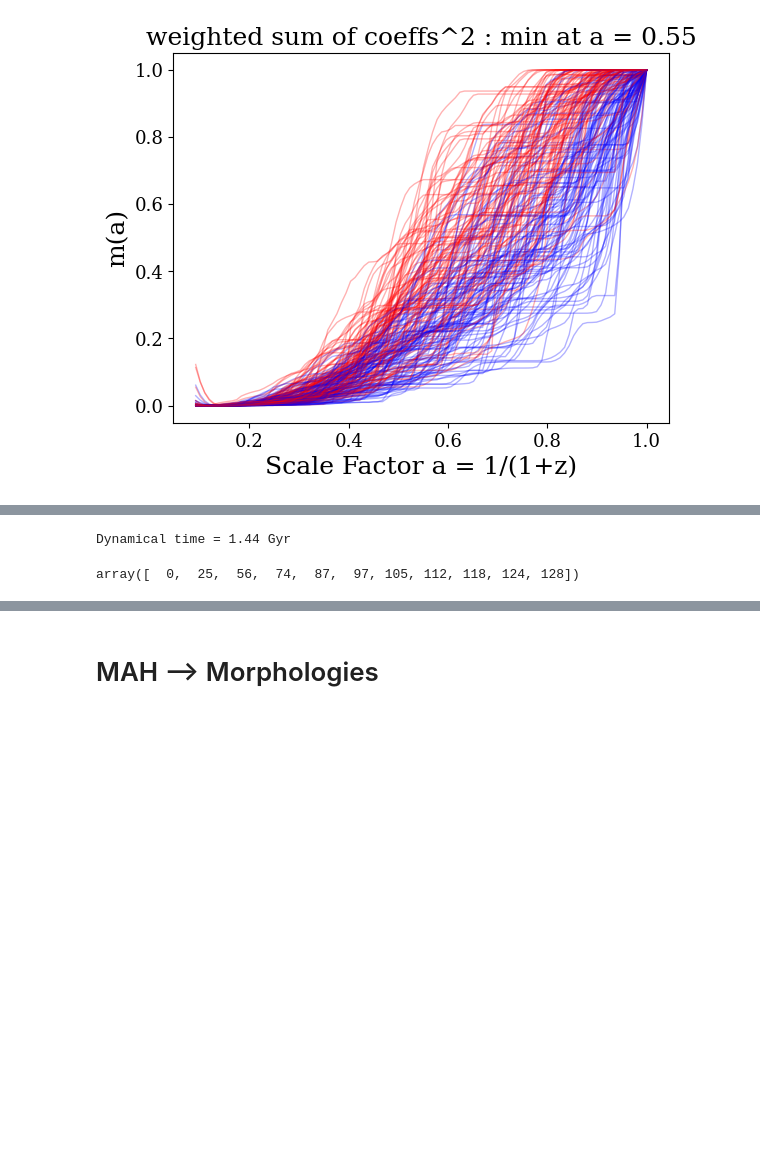
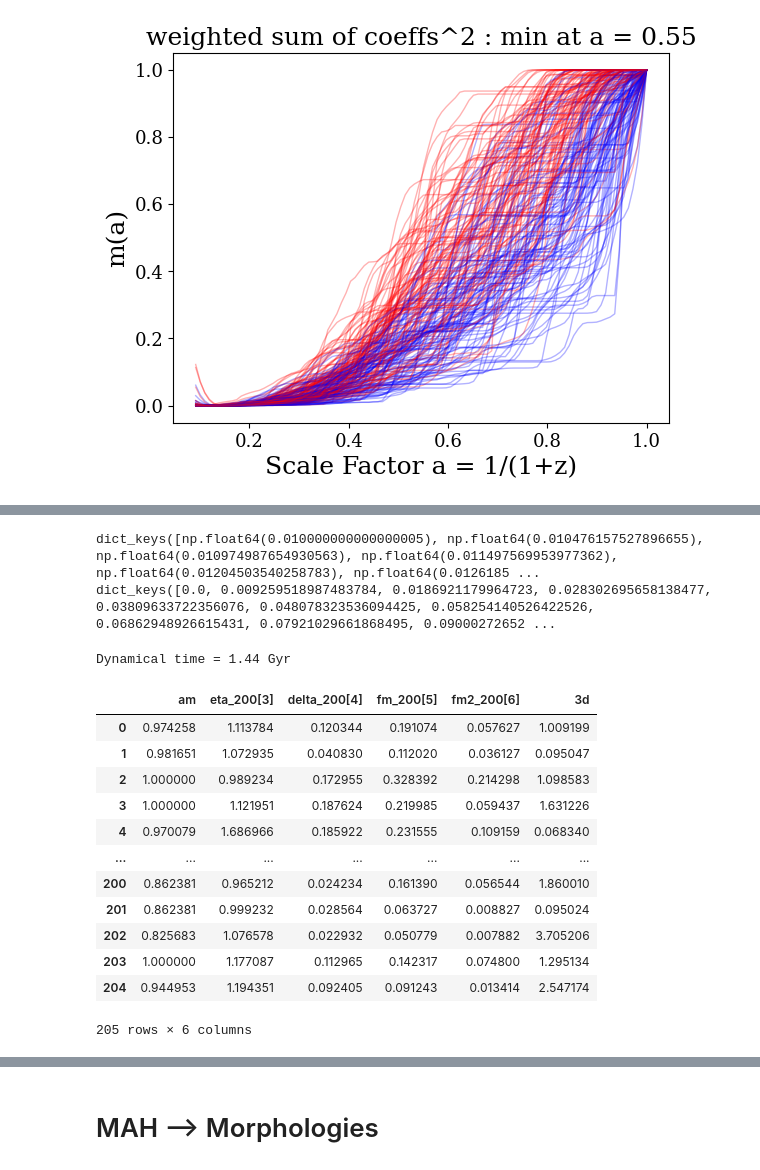
Before and after one commit to Kabelo-T/cluster_morph, a Jupyter notebook: multicam.ipynb, the cells around one changed output, grey strips where cells are left out. Cells and saved outputs as stored; diff of their text form; code cells hidden in the pictures; blank space fills up the shorter version.

```diff
--- a/multicam.ipynb
+++ b/multicam.ipynb
@@ -459,6 +449,13 @@ print(f'{end - start:.1f}s')
 # %%
 ma_ds_dict, filtered_z_list = datutils.prepare_ma_corrs(
     mah_dict, df)
+am_ds_dict = datutils.prepare_am_corrs(am, mass_bins, df)
+# %%
+print(am_ds_dict.keys())
+print(ma_ds_dict.keys())
+# %% [output]
+dict_keys([np.float64(0.010000000000000005), np.float64(0.010476157527896655), np.float64(0.010974987654930563), np.float64(0.011497569953977362), np.float64(0.01204503540258783), np.float64(0.0126185 ...
+dict_keys([0.0, 0.009259518987483784, 0.0186921179964723, 0.028302695658138477, 0.03809633722356076, 0.048078323536094425, 0.058254140526422526, 0.06862948926615431, 0.07921029661868495, 0.09000272652 ...
 # %%
 t_d = (3.0857e19)/(10*Planck13.H0.value*60*60*24*365e9)
 print(f'Dynamical time = {t_d:.2f} Gyr')
@@ -470,10 +467,22 @@ lookback_time = Planck13.lookback_time(redshifts).value  # in Gyr
 lookback_time_td = lookback_time / t_d
 # %% [output]
 Dynamical time = 1.44 Gyr
-# %%
-np.searchsorted(scales, xticks)
-# %% [output]
-array([  0,  25,  56,  74,  87,  97, 105, 112, 118, 124, 128])
+# %%
+am_ds_dict[1]
+# %% [output]
+|  | am | eta_200[3] | delta_200[4] | fm_200[5] | fm2_200[6] | 3d |
+| 0 | 0.974258 | 1.113784 | 0.120344 | 0.191074 | 0.057627 | 1.009199 |
+| 1 | 0.981651 | 1.072935 | 0.040830 | 0.112020 | 0.036127 | 0.095047 |
+| 2 | 1.000000 | 0.989234 | 0.172955 | 0.328392 | 0.214298 | 1.098583 |
+| 3 | 1.000000 | 1.121951 | 0.187624 | 0.219985 | 0.059437 | 1.631226 |
+| 4 | 0.970079 | 1.686966 | 0.185922 | 0.231555 | 0.109159 | 0.068340 |
+| ... | ... | ... | ... | ... | ... | ... |
+| 200 | 0.862381 | 0.965212 | 0.024234 | 0.161390 | 0.056544 | 1.860010 |
+| 201 | 0.862381 | 0.999232 | 0.028564 | 0.063727 | 0.008827 | 0.095024 |
+| 202 | 0.825683 | 1.076578 | 0.022932 | 0.050779 | 0.007882 | 3.705206 |
+| 203 | 1.000000 | 1.177087 | 0.112965 | 0.142317 | 0.074800 | 1.295134 |
+| 204 | 0.944953 | 1.194351 | 0.092405 | 0.091243 | 0.013414 | 2.547174 |
+205 rows × 6 columns
 # %%
 fig, axs = plt.subplots(nrows=1, ncols=2, figsize=(16, 6), constrained_layout=True)
 
```
Also changed, not shown: parts of 13 cells of this notebook, 1 other file.
